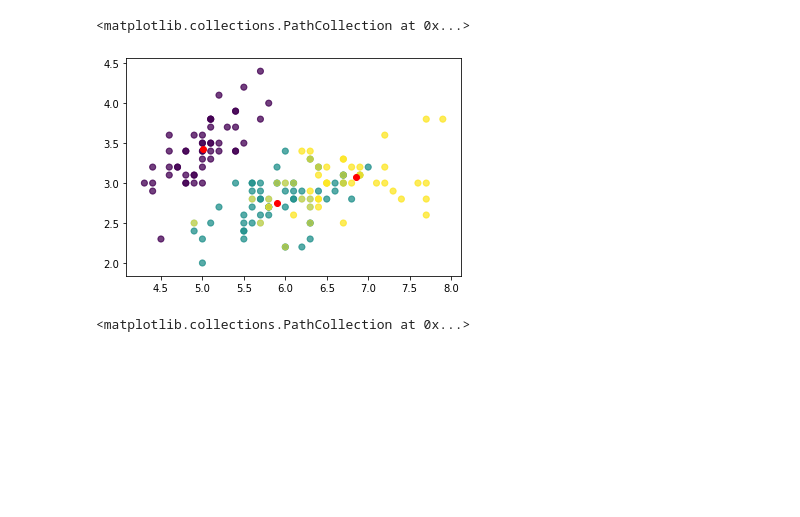
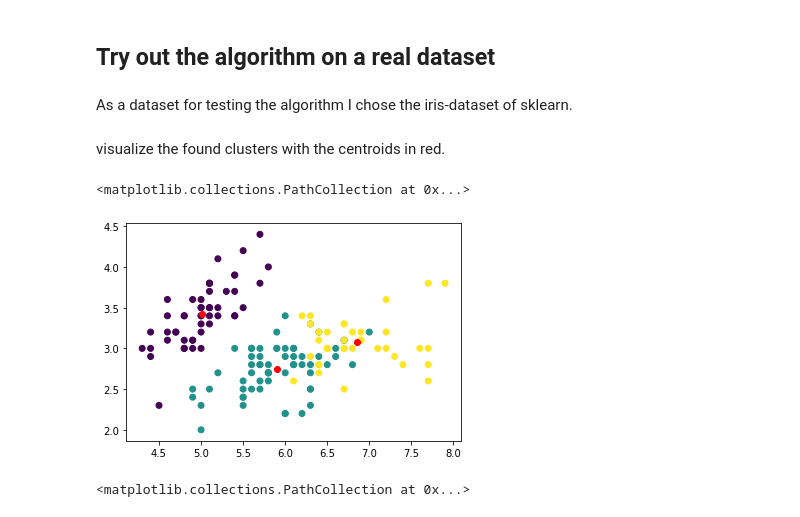
Before and after one commit to BernhardSchiffer/ml-basics, a Jupyter notebook: kMeans.ipynb, the cells around one changed output. Cells and saved outputs as stored; diff of their text form; code cells hidden in the pictures; blank space fills up the shorter version.

```diff
--- a/kMeans.ipynb
+++ b/kMeans.ipynb
@@ -73,6 +76,10 @@ class kMeans:
             label = np.argmin(distances)
             labels.append(label)
         return np.asarray(labels)
+# %% [markdown]
+## Try out the algorithm on a real dataset
+# %% [markdown]
+As a dataset for testing the algorithm I chose the iris-dataset of sklearn.
 # %%
 from sklearn.datasets import load_iris
 data = load_iris()
@@ -82,15 +94,11 @@ y=data.target
+# %% [markdown]
+visualize the found clusters with the centroids in red.
 # %%
-kmeans = kMeans(3)
-kmeans.fit(X)
-predictions = kmeans.predict(X)
-centers = kmeans.cluster_centers_
-
-plt.scatter(X[:,0], X[:,1], c=predictions, alpha=0.5)
-plt.scatter(X[:,0], X[:,1], c=y, alpha=0.5)
+plt.scatter(X[:,0], X[:,1], c=predictions)
 plt.scatter(centers[:,0], centers[:,1], c="red")
 # %% [output]
 <matplotlib.collections.PathCollection at 0x...>
-[figure, old version]
+[figure, new version]
 # %%
 plt.scatter(X[:,0], X[:,1], c=y)
 # %% [output]
```
Also changed, not shown: parts of 8 cells of this notebook, 2 other files.
